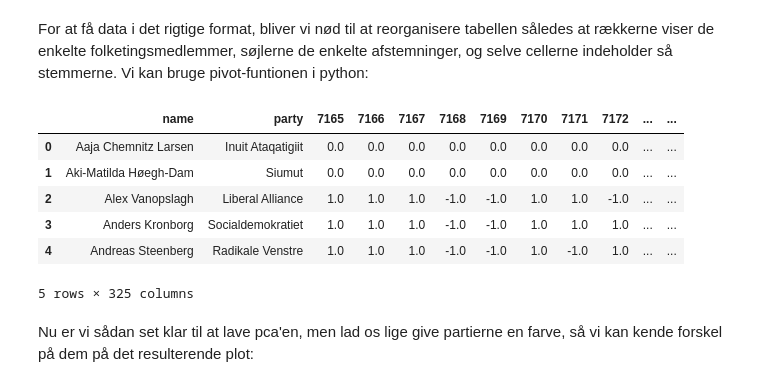
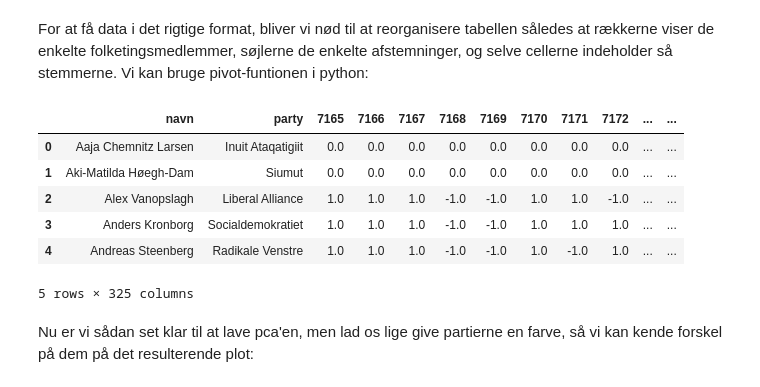
Before and after one commit to gavstrik/etsyvni, a Jupyter notebook: _notebooks/2020-11-29-pca.ipynb, the cells around one changed output. Saved outputs shown, nothing was run; the diff lists cells and outputs as text; code cells hidden in the pictures.

```diff
--- a/_notebooks/2020-11-29-pca.ipynb
+++ b/_notebooks/2020-11-29-pca.ipynb
@@ -37,23 +43,22 @@ We start by calling the SQL server and write a query which is imported into a pa
 # %%
-#hide
+#collapse-show
 periodid = 151
 conn = pyodbc.connect('Driver={SQL Server};'
                       'Server=HUM1006903\SQLEXPRESS;'
                       'Database=oda_20201103;'
                       #'Database=oda;'
                       'Trusted_Connection=yes;')
-
 cursor = conn.cursor()
 
 sql_query = pd.read_sql_query('SELECT \
-        oda.dbo.Afstemning.id AS bill, \
+        oda.dbo.Afstemning.id AS afstemning, \
         oda.dbo.Sag.periodeid, \
-        oda.dbo.Periode.titel AS period, \
+        oda.dbo.Periode.titel AS periode, \
         oda.dbo.Sag.titel AS titel, \
         oda.dbo.Sag.resume, \
-        oda.dbo.Afstemning.konklusion AS conclusion, \
-        oda.dbo.Sagstrin.dato AS date, \
-        oda.dbo.Stemme.typeid AS vote, \
+        oda.dbo.Afstemning.konklusion, \
+        oda.dbo.Sagstrin.dato, \
+        oda.dbo.Stemme.typeid AS stemme, \
         oda.dbo.Aktør.fornavn, \
         oda.dbo.Aktør.efternavn, \
         oda.dbo.Aktør.biografi \
@@ -113,10 +120,12 @@ for index, row in sql_query.iterrows():
 # %% [markdown]
 Næste skridt i rensningen af data består i at omkode de enkelte stemmer så deres numeriske værdi er normaliseret og kan bruges i analysen. Folketingets database har kodet dem sådan at et 1-tal betyder en stemme FOR, et 2-tal betyder IMOD, et 3-tal betyder FRAVÆR, og et 4-tal betyder "Hverken for eller imod". I stedet koder jeg dem sådan at 1 betyder FOR, -1 betyder "IMOD", og 0 betyder "hverken for eller imod. Desuden samler jeg for- og efternavn og beholder kun de kolonner, vi har brug for:
 # %%
-sql_query['name'] = sql_query[['fornavn', 'efternavn']].agg(' '.join, axis=1)
+#show
+sql_query['navn'] = sql_query[['fornavn', 'efternavn']].agg(' '.join, axis=1)
 # %%
-df = sql_query[['bill', 'titel', 'resume', 'conclusion', 'name', 'party', 'vote']]
-df['vote'].replace(to_replace=2, value=-1, inplace=True)
-df['vote'].replace(to_replace=4, value=0, inplace=True)
+#collapse-show
+df = sql_query[['afstemning', 'titel', 'resume', 'konklusion', 'navn', 'party', 'stemme']]
+df['stemme'].replace(to_replace=2, value=-1, inplace=True)
+df['stemme'].replace(to_replace=4, value=0, inplace=True)
 df.tail()
 # %% [output]
@@ -141,7 +151,8 @@ PS: Hvis et folketingsmedlem er "Uden for folketingsgrupperne", ændrer jeg FRAV
 # %%
-def get_most_frequent_vote(bill, party):
-    df_ap = df[(df.bill == bill) & (df.party == party)]
-    party_votes = df_ap.vote.values
+#collapse-hide
+def get_most_frequent_vote(afstemning, party):
+    df_ap = df[(df.afstemning == afstemning) & (df.party == party)]
+    party_votes = df_ap.stemme.values
 
     cnt = Counter(party_votes)
     mostfrequent_vote = cnt.most_common()[0][0]
@@ -154,25 +165,26 @@ def get_most_frequent_vote(bill, party):
     return mostfrequent_vote
 
 for i, row in df.iterrows():
-    if row['vote'] == 3:
+    if row['stemme'] == 3:
         if row['party'] == 'Uden for folketingsgrupperne':
-            df.at[i,'vote'] = 0
+            df.at[i,'stemme'] = 0
         else:
-            ifor_val = get_most_frequent_vote(row['bill'], row['party'])
-            df.at[i,'vote'] = ifor_val
-Counter(df.vote)
+            ifor_val = get_most_frequent_vote(row['afstemning'], row['party'])
+            df.at[i,'stemme'] = ifor_val
+Counter(df.stemme)
 # %% [output]
 Counter({1: 35397, -1: 17254, 0: 5166})
 # %% [markdown]
 For at få data i det rigtige format, bliver vi nød til at reorganisere tabellen således at rækkerne viser de enkelte folketingsmedlemmer, søjlerne de enkelte afstemninger, og selve cellerne indeholder så stemmerne. Vi kan bruge pivot-funtionen i python:
 # %%
-dp = df.pivot_table(index = ['name', 'party'], columns=['bill'], values=['vote'])
+#collapse-hide
+dp = df.pivot_table(index = ['navn', 'party'], columns=['afstemning'], values=['stemme'])
 dp.dropna(inplace=True)
 dp.columns = [col[1] for col in dp.columns] # get rid of the extra multicolumn "vote"
-dp = dp.reset_index(level=['name', 'party']) # make the multiindex [name, party] into two columns
+dp = dp.reset_index(level=['navn', 'party']) # make the multiindex [name, party] into two columns
 dp.head()
 # %% [output]
-|  | name | party | 7165 | 7166 | 7167 | 7168 | 7169 | 7170 | 7171 | 7172 | ... | ... |
+|  | navn | party | 7165 | 7166 | 7167 | 7168 | 7169 | 7170 | 7171 | 7172 | ... | ... |
 | 0 | Aaja Chemnitz Larsen | Inuit Ataqatigiit | 0.0 | 0.0 | 0.0 | 0.0 | 0.0 | 0.0 | 0.0 | 0.0 | ... | ... |
 | 1 | Aki-Matilda Høegh-Dam | Siumut | 0.0 | 0.0 | 0.0 | 0.0 | 0.0 | 0.0 | 0.0 | 0.0 | ... | ... |
 | 2 | Alex Vanopslagh | Liberal Alliance | 1.0 | 1.0 | 1.0 | -1.0 | -1.0 | 1.0 | 1.0 | -1.0 | ... | ... |
```
Also changed, not shown: parts of 22 cells of this notebook.
